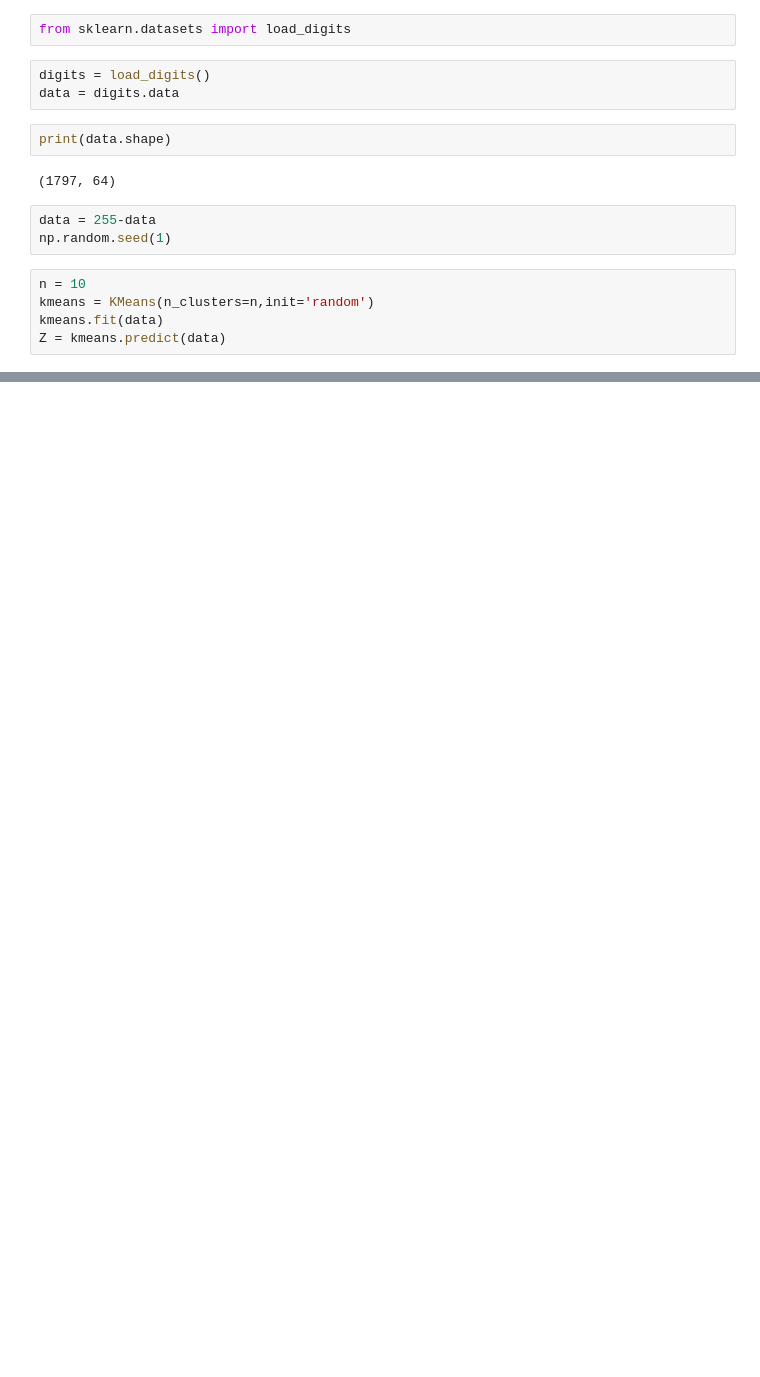
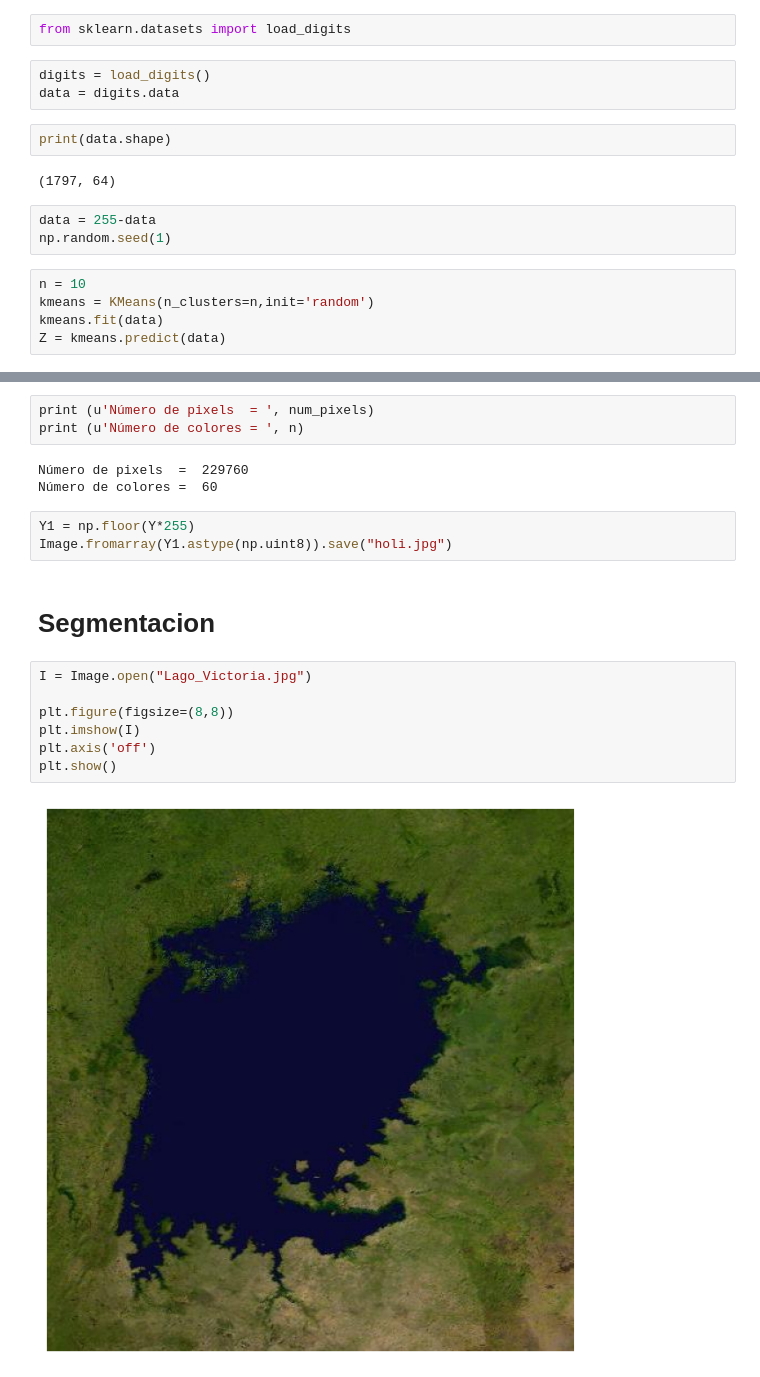
Before and after one commit to fvilcaqui/KMeans, a Jupyter notebook: Ejercicio2.ipynb, the cells around one changed output, grey strips where cells are left out. Cells and saved outputs as stored; diff of their text form; blank space fills up the shorter version.

```diff
--- a/Ejercicio2.ipynb
+++ b/Ejercicio2.ipynb
@@ -46,0 +121,20 @@ ValueError: Number of rows must be a positive integer, not 19.0
+# %%
+print (u'Número de pixels  = ', num_pixels)
+print (u'Número de colores = ', n)
+# %% [output]
+Número de pixels  =  229760
+Número de colores =  60
+# %%
+Y1 = np.floor(Y*255)
+Image.fromarray(Y1.astype(np.uint8)).save("holi.jpg")
+# %% [markdown]
+# Segmentacion
+# %%
+I = Image.open("Lago_Victoria.jpg")
+
+plt.figure(figsize=(8,8))
+plt.imshow(I)
+plt.axis('off')
+plt.show()
+# %% [output]
+[figure, added]
```
Also changed, not shown: parts of 17 cells of this notebook, 3 other files.
